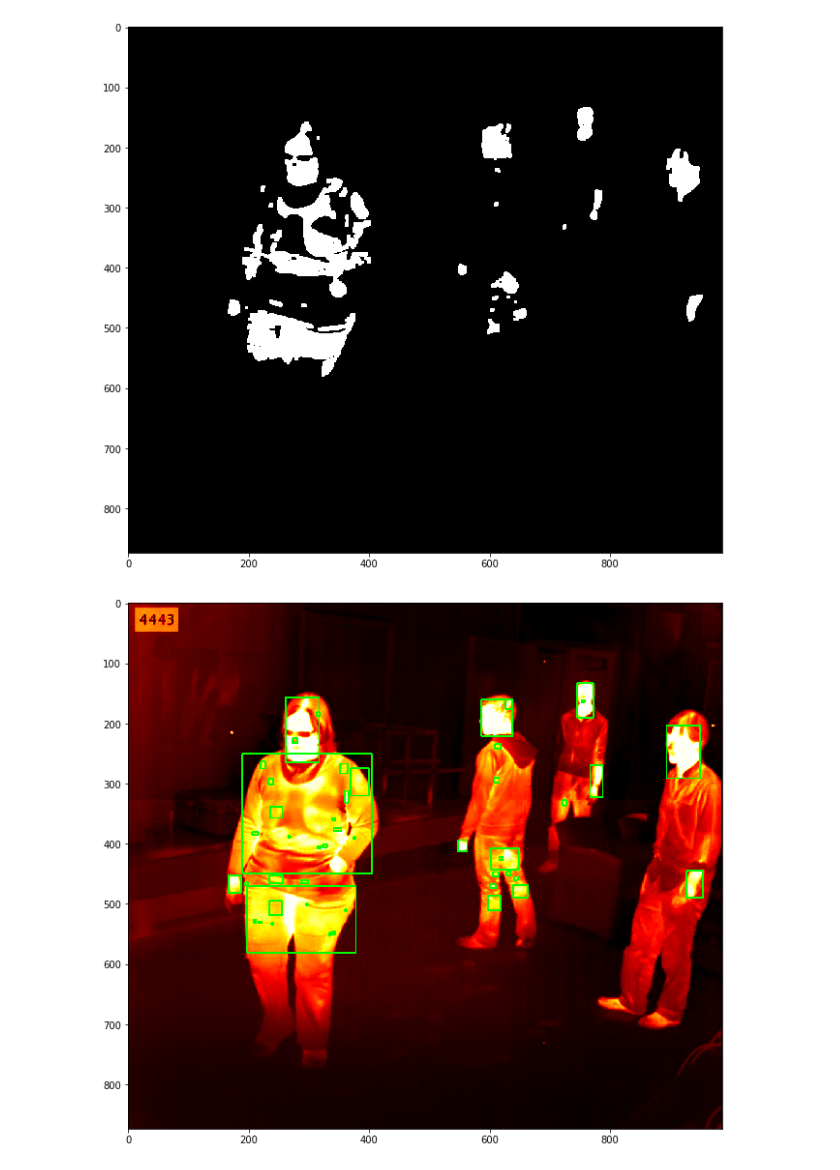
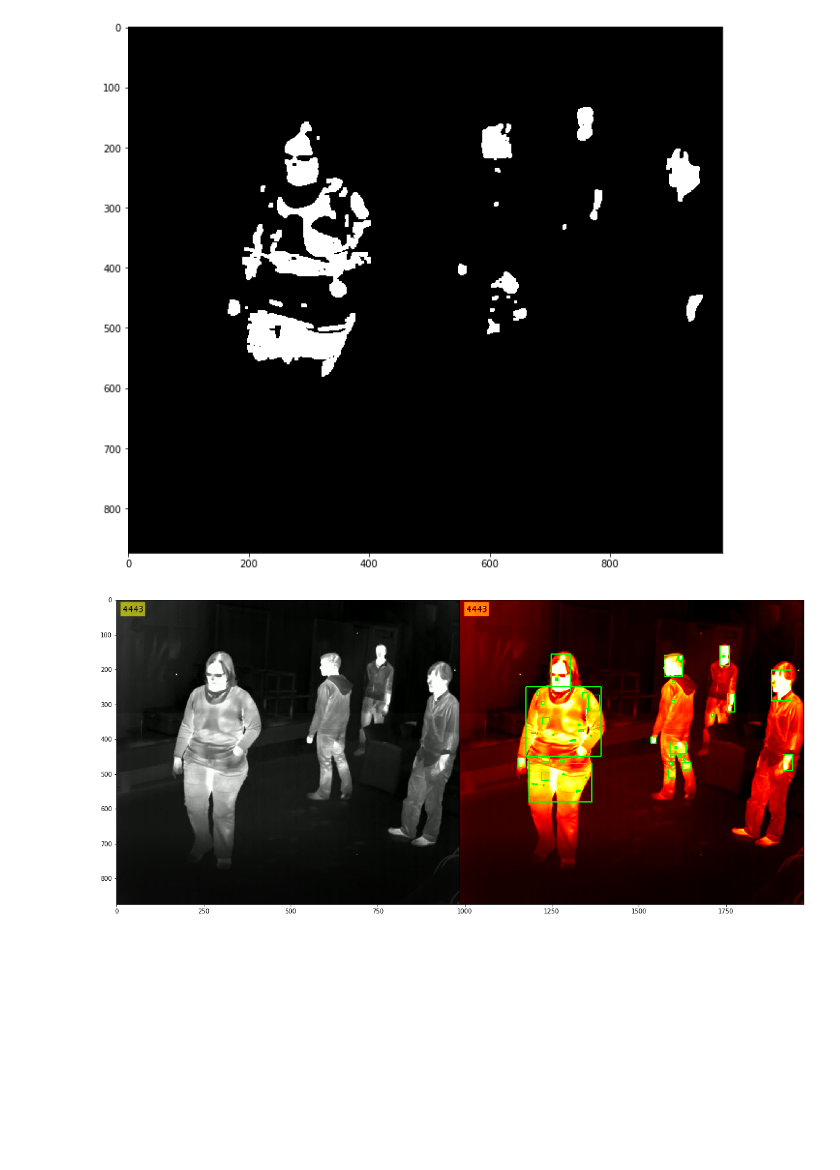
Before and after one commit to sauravmishra1710/CompuVision-With-OpenCV, a Jupyter notebook: ThermalScreening - Images.ipynb, the cells around one changed output. Cells and saved outputs as stored; diff of their text form; code cells hidden in the pictures; blank space fills up the shorter version.

```diff
--- a/ThermalScreening.ipynb
+++ b/ThermalScreening - Images.ipynb
@@ -32,14 +32,14 @@ imShowImage(binary_thresh, cmap='gray')
 [figure]
 # %%
 kernel = np.ones((5, 5), np.uint8)
-image_erosion = cv2.erode(binary_thresh, kernel, iterations=1)
-image_opening = cv2.dilate(image_erosion, kernel, iterations=1)
-imShowImage(image_opening, cmap='gray')
+eroded = cv2.erode(binary_thresh, kernel, iterations=1)
+dilated = cv2.dilate(eroded, kernel, iterations=1)
+imShowImage(dilated, cmap='gray')
 # %% [output]
 [figure]
 # %%
 # Get contours from the image obtained by opening operation
-contours, _ = cv2.findContours(image_opening, 1, 2)
+contours, _ = cv2.findContours(dilated, 1, 2)
 image_with_rectangles = np.copy(heatmap)
 
 for contour in contours:
@@ -47,8 +47,9 @@ for contour in contours:
     x, y, w, h = cv2.boundingRect(contour)
 
     # Draw rectangles for visualisation
-    image_with_rectangles = cv2.rectangle(image_with_rectangles, (x, y), (x+w, y+h), (0, 255, 0), 2)
-
-imShowImage(image_with_rectangles, cmap='gray')
+    contouredImage = cv2.rectangle(image_with_rectangles, (x, y), (x+w, y+h), (0, 255, 0), 2)
-# %% [output]
-[figure, removed]
+# %%
+stacked = np.hstack((image, contouredImage))
+imShowImage(stacked, cmap='gray')
+# %% [output]
+[figure, added]
```
